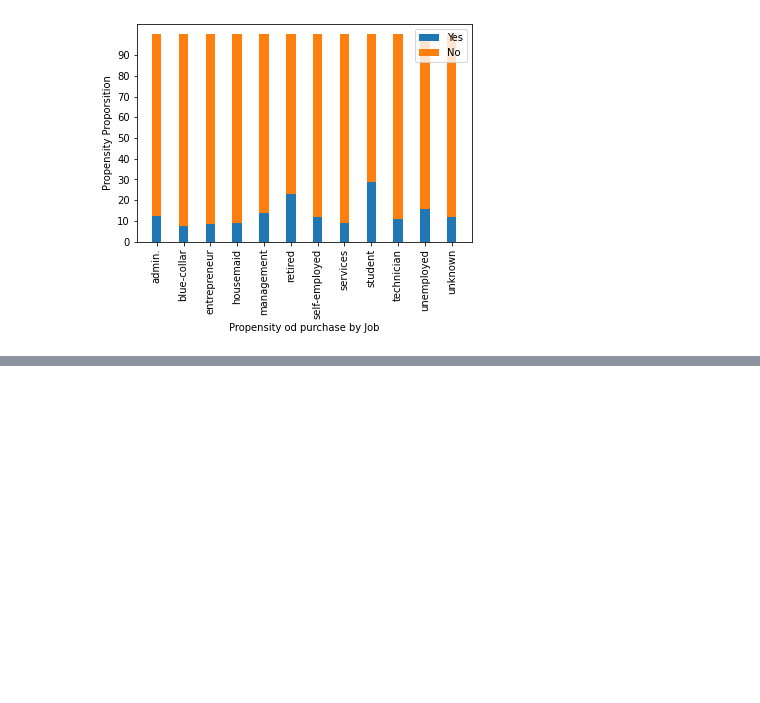
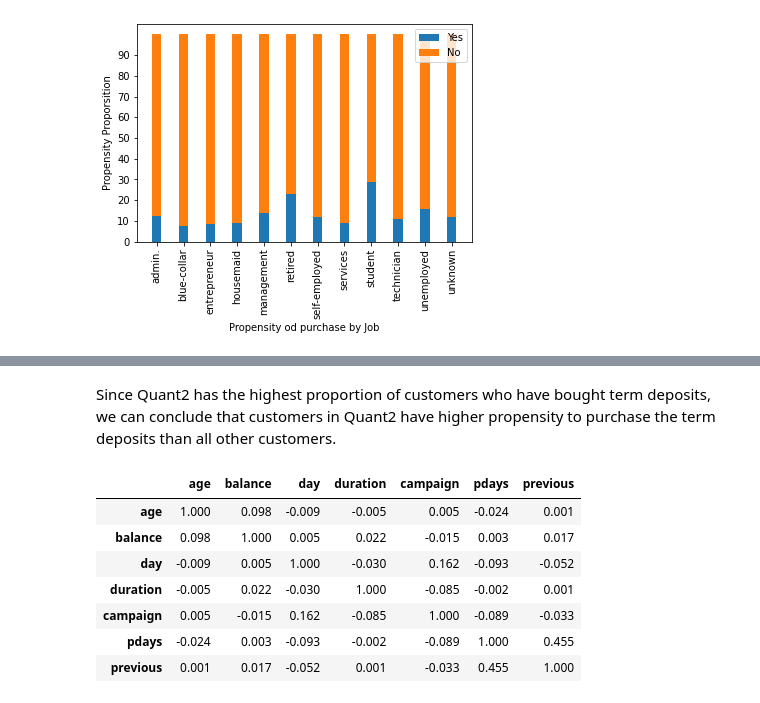
Before and after one commit to FauziArifin/PacktData, a Jupyter notebook: Term_Deposits.ipynb, the cells around one changed output, grey strips where cells are left out. Drawn from its saved outputs; the diff is of its cells as text; code cells hidden in the pictures; blank space fills up the shorter version.

```diff
--- a/Term_Deposits.ipynb
+++ b/Term_Deposits.ipynb
@@ -255,0 +387,5 @@ plt.show()
+# %%
+#transform value for house
+df_bank['houseTran'] = 5
+df_bank.loc[df_bank['housing'] == 'no', 'houseTran'] = 1
+df_bank.head()
@@ -255,0 +454,2 @@ plt.show()
+# %% [markdown]
+Since Quant2 has the highest proportion of customers who have bought term deposits, we can conclude that customers in Quant2 have higher propensity to purchase the term deposits than all other customers.
@@ -255,0 +460,14 @@ plt.show()
+# %%
+set_option('display.width', 150)
+set_option('precision', 3)
+bankCorr = bankNumeric.corr(method = 'pearson')
+bankCorr
+# %% [output]
+|  | age | balance | day | duration | campaign | pdays | previous |
+| age | 1.000 | 0.098 | -0.009 | -0.005 | 0.005 | -0.024 | 0.001 |
+| balance | 0.098 | 1.000 | 0.005 | 0.022 | -0.015 | 0.003 | 0.017 |
+| day | -0.009 | 0.005 | 1.000 | -0.030 | 0.162 | -0.093 | -0.052 |
+| duration | -0.005 | 0.022 | -0.030 | 1.000 | -0.085 | -0.002 | 0.001 |
+| campaign | 0.005 | -0.015 | 0.162 | -0.085 | 1.000 | -0.089 | -0.033 |
+| pdays | -0.024 | 0.003 | -0.093 | -0.002 | -0.089 | 1.000 | 0.455 |
+| previous | 0.001 | 0.017 | -0.052 | 0.001 | -0.033 | 0.455 | 1.000 |
```
Also changed, not shown: parts of 27 cells of this notebook.
